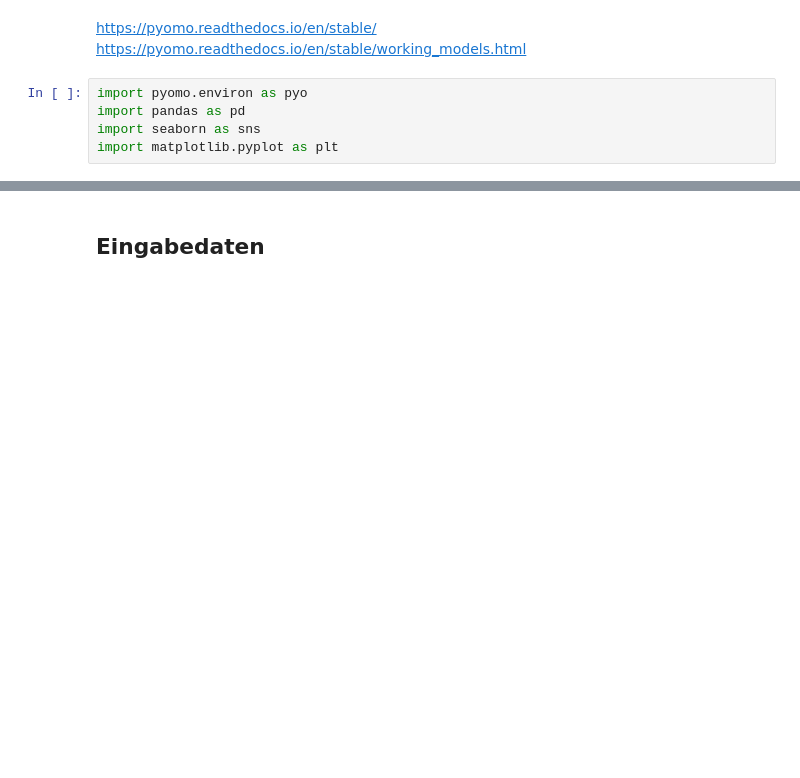
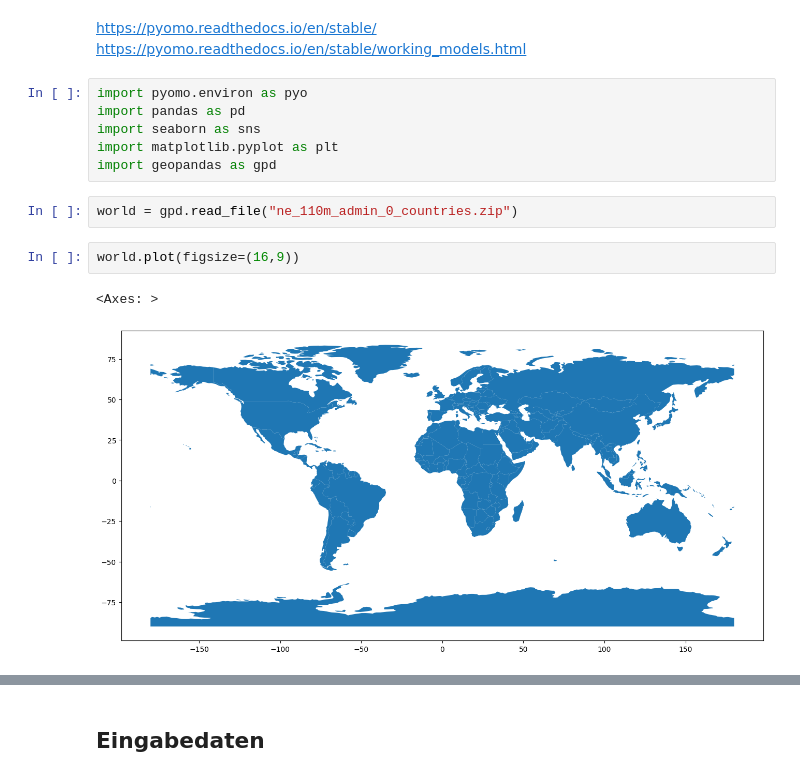
Before and after one commit to FaKurz/hydro_opt, a Jupyter notebook: pyomo_test.ipynb, the cells around one changed output, grey strips where cells are left out. Cells and saved outputs as stored; diff of their text form; blank space fills up the shorter version.

Commit message:
Map visuals

```diff
--- a/pyomo_test.ipynb
+++ b/pyomo_test.ipynb
@@ -6,3 +6,11 @@ import pyomo.environ as pyo
 import pandas as pd
 import seaborn as sns
 import matplotlib.pyplot as plt
+import geopandas as gpd
+# %%
+world = gpd.read_file("ne_110m_admin_0_countries.zip")
+# %%
+world.plot(figsize=(16,9))
+# %% [output]
+<Axes: >
+[figure, added]
```
Also changed, not shown: parts of 15 cells of this notebook, 1 other file.
